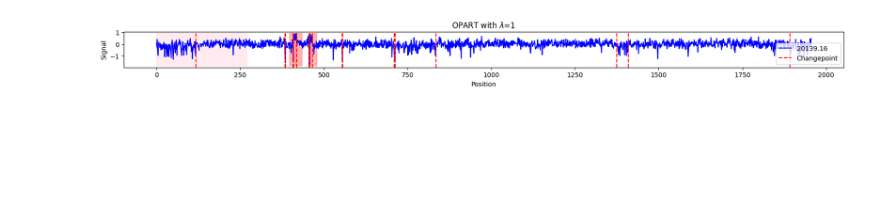
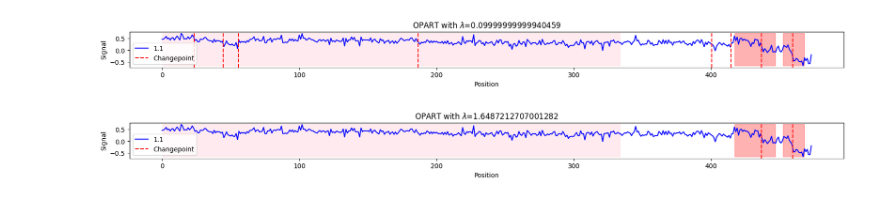
Before and after one commit to lamtung16/ML_Changepoint_Detection_Auto, a Jupyter notebook: test_opart_on_cancer_seq.ipynb, the cells around one changed output. Drawn from its saved outputs; the diff is of its cells as text; code cells hidden in the pictures; blank space fills up the shorter version.

Commit message:
test one sequence in cancer, something is wrong with the target

```diff
--- a/test_opart_on_cancer_seq.ipynb
+++ b/test_opart_on_cancer_seq.ipynb
@@ -7,9 +8,18 @@ with lzma.open("data/cancer/profiles.csv.xz", 'rt') as file:
     signal_df = pd.read_csv(file)
 labels_df = pd.read_csv("data/cancer/labels.csv")
 # %%
-seqID = '20139.16.F1'
-lda = 1
+seqID = '1.1.F1'
+log_lda = -2.302585093
+lda = np.exp(log_lda)
 chpnt = opart(signal_df[signal_df['sequenceID']==seqID]['signal'], lda)
 plot_chpnt(signal_df, labels_df, seqID, chpnt, title=f"OPART with $\lambda$={lda}", figsize=(20,1))
 # %% [output]
-[figure, old version]
+[figure, new version]
+# %%
+seqID = '1.1.F1'
+log_lda = 0.5
+lda = np.exp(log_lda)
+chpnt = opart(signal_df[signal_df['sequenceID']==seqID]['signal'], lda)
+plot_chpnt(signal_df, labels_df, seqID, chpnt, title=f"OPART with $\lambda$={lda}", figsize=(20,1))
+# %% [output]
+[figure, added]
```
Also changed, not shown: parts of 1 cell of this notebook, 1 other file.
